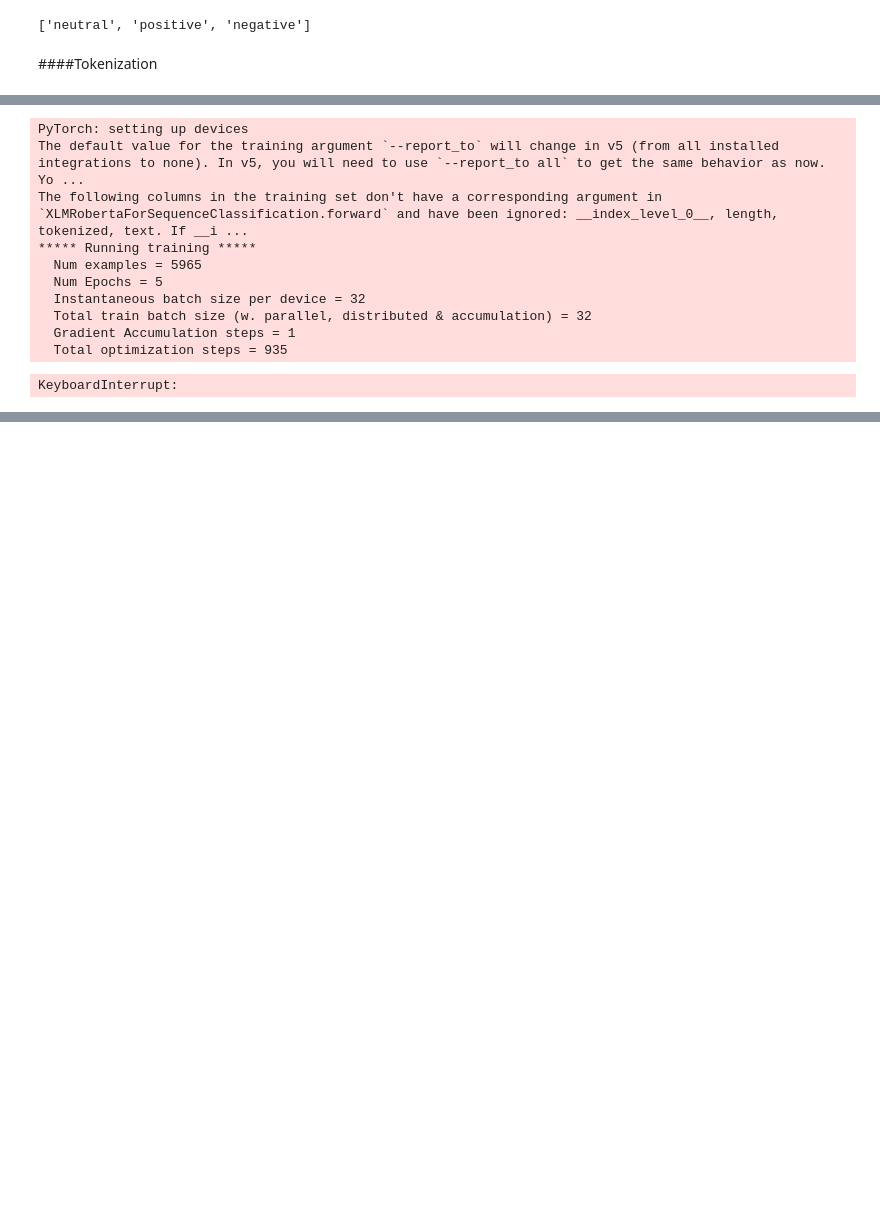
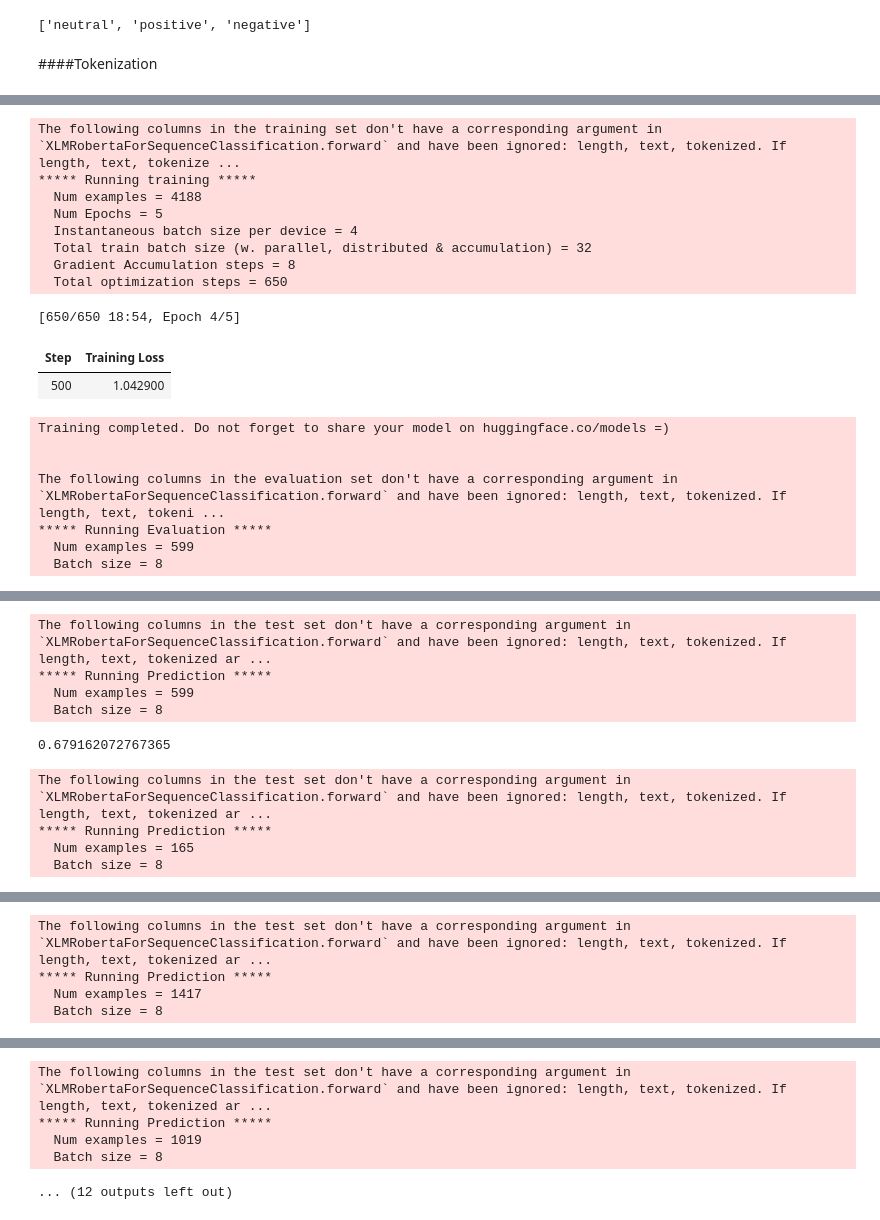
Before and after one commit to lindiatjuatja/afrisenti-10701, a Jupyter notebook: baselines/Baseline_A-XLMR_Kinya.ipynb, the cells around one changed output, grey strips where cells are left out. Cells and saved outputs as stored; diff of their text form; code cells hidden in the pictures; blank space fills up the shorter version.

```diff
--- a/baselines/Baseline_A-XLMR_Kinya.ipynb
+++ b/baselines/Baseline_A-XLMR_Kinya.ipynb
@@ -9,7 +9,7 @@ import numpy as np
 # Please don not edit anything here
 languages = ['am', 'dz', 'ha', 'ig', 'ma', 'pcm', 'pt', 'sw', 'yo']
 
-LANGUAGE_CODE = 'yo'
+LANGUAGE_CODE = 'am'
 colab = False
 
 
@@ -33,6 +35,8 @@ if not os.path.isdir(PROJECT_DIR):
 # %%
-MODEL_NAME_OR_PATH = 'Davlan/afro-xlmr-mini'
-BATCH_SIZE = 32
+# MODEL_NAME_OR_PATH = 'Davlan/afro-xlmr-mini'
+MODEL_NAME_OR_PATH = 'xlm-roberta-base'
+BATCH_SIZE = 4
+GRADIENT_ACCUMULATION_STEPS = 8
 LEARNING_RATE = 5e-5
 NUMBER_OF_TRAINING_EPOCHS = 5
 MAXIMUM_SEQUENCE_LENGTH = 128
@@ -258,6 +262,7 @@ trainer = Trainer(
         per_device_train_batch_size=BATCH_SIZE,
         learning_rate=LEARNING_RATE,
         num_train_epochs=NUMBER_OF_TRAINING_EPOCHS,
+        gradient_accumulation_steps=GRADIENT_ACCUMULATION_STEPS,
         output_dir='tmp_trainer',
         save_steps=SAVE_STEPS,
         overwrite_output_dir=True
@@ -293,38 +298,45 @@ else:
 
 data = []
 for lang in languages:
     eval_path = os.path.join(splitted_A, lang)
     df = pd.read_csv(eval_path + '/dev.tsv', sep='\t')
     df = df.dropna()
     lang_eval = Dataset.from_pandas(df)
     lang_eval = lang_eval.map(
         preprocess_function,
         batched=True,
         load_from_cache_file=True,
         desc="Running tokenizer on validation dataset",
     )
 
     predictions, labels, metrics = trainer.predict(lang_eval, metric_key_prefix="eval")
 
     if LANGUAGE_CODE == lang:
         print(f1_score(np.argmax(predictions, axis=1), labels, average='weighted'))
 
     data.append([LANGUAGE_CODE, lang, str(list(predictions)), str(list(labels))])
 df = pd.DataFrame(data, columns=['source', 'target', 'predictions', 'labels'])
 df.to_csv(f'{LANGUAGE_CODE}_preds.csv', index=False)
 
 
 trainer.log_metrics("eval", metrics)
 trainer.save_metrics("eval", metrics)
 # %% [output]
-PyTorch: setting up devices
-The default value for the training argument `--report_to` will change in v5 (from all installed integrations to none). In v5, you will need to use `--report_to all` to get the same behavior as now. Yo ...
-The following columns in the training set don't have a corresponding argument in `XLMRobertaForSequenceClassification.forward` and have been ignored: __index_level_0__, length, tokenized, text. If __i ...
+The following columns in the training set don't have a corresponding argument in `XLMRobertaForSequenceClassification.forward` and have been ignored: length, text, tokenized. If length, text, tokenize ...
 ***** Running training *****
-  Num examples = 5965
+  Num examples = 4188
   Num Epochs = 5
-  Instantaneous batch size per device = 32
+  Instantaneous batch size per device = 4
   Total train batch size (w. parallel, distributed & accumulation) = 32
-  Gradient Accumulation steps = 1
-  Total optimization steps = 935
+  Gradient Accumulation steps = 8
+  Total optimization steps = 650
-KeyboardInterrupt:
+[650/650 18:54, Epoch 4/5]
+| Step | Training Loss |
+| 500 | 1.042900 |
+Training completed. Do not forget to share your model on huggingface.co/models =)
+
+
+The following columns in the evaluation set don't have a corresponding argument in `XLMRobertaForSequenceClassification.forward` and have been ignored: length, text, tokenized. If length, text, tokeni ...
+***** Running Evaluation *****
+  Num examples = 599
+  Batch size = 8
@@ -330,0 +344,9 @@ KeyboardInterrupt:
+The following columns in the test set don't have a corresponding argument in `XLMRobertaForSequenceClassification.forward` and have been ignored: length, text, tokenized. If length, text, tokenized ar ...
+***** Running Prediction *****
+  Num examples = 599
+  Batch size = 8
+0.679162072767365
+The following columns in the test set don't have a corresponding argument in `XLMRobertaForSequenceClassification.forward` and have been ignored: length, text, tokenized. If length, text, tokenized ar ...
+***** Running Prediction *****
+  Num examples = 165
+  Batch size = 8
@@ -330,0 +354,4 @@ KeyboardInterrupt:
+The following columns in the test set don't have a corresponding argument in `XLMRobertaForSequenceClassification.forward` and have been ignored: length, text, tokenized. If length, text, tokenized ar ...
+***** Running Prediction *****
+  Num examples = 1417
+  Batch size = 8
@@ -331,3 +359,8 @@ KeyboardInterrupt:
+The following columns in the test set don't have a corresponding argument in `XLMRobertaForSequenceClassification.forward` and have been ignored: length, text, tokenized. If length, text, tokenized ar ...
+***** Running Prediction *****
+  Num examples = 1019
+  Batch size = 8
+... (12 outputs left out)
 # %%
 import os
 %cd {PROJECT_DIR}
```
Also changed, not shown: parts of 10 cells of this notebook.
